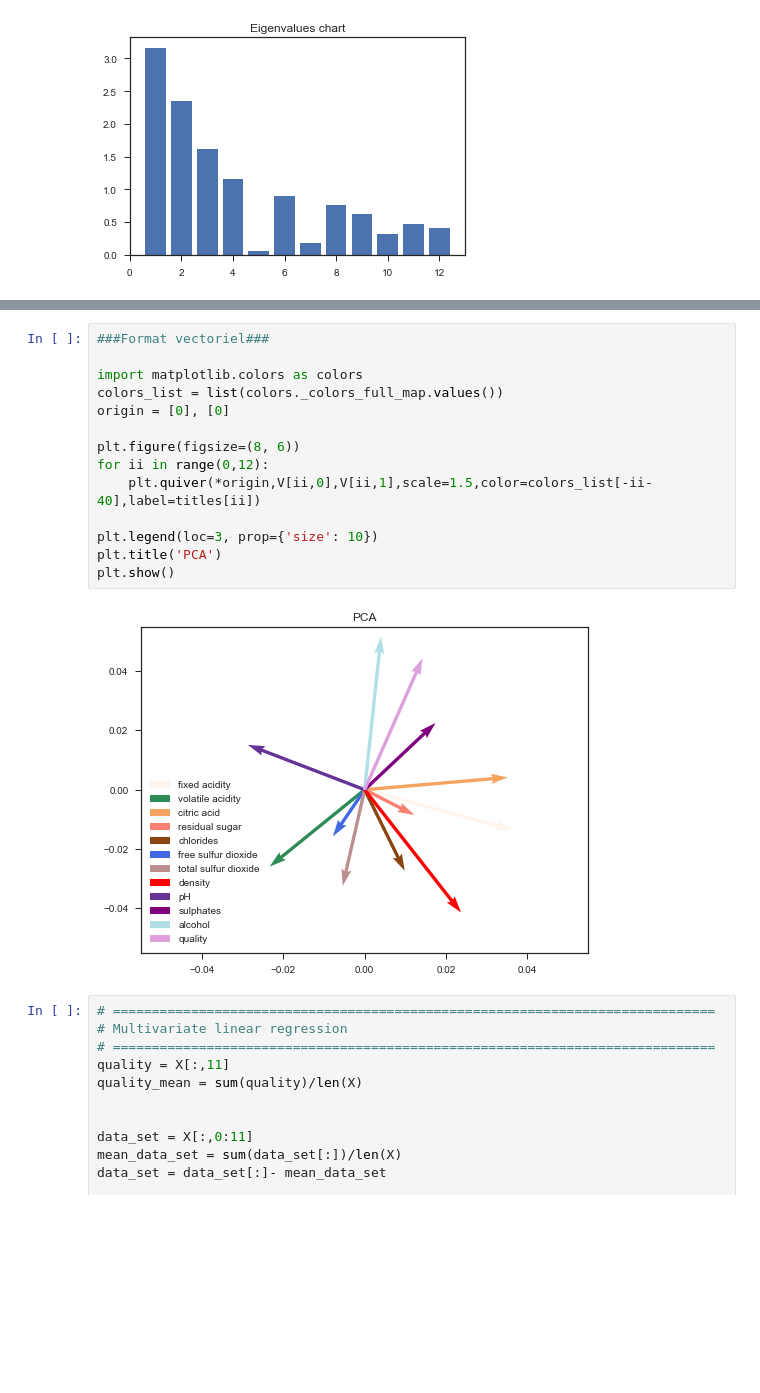
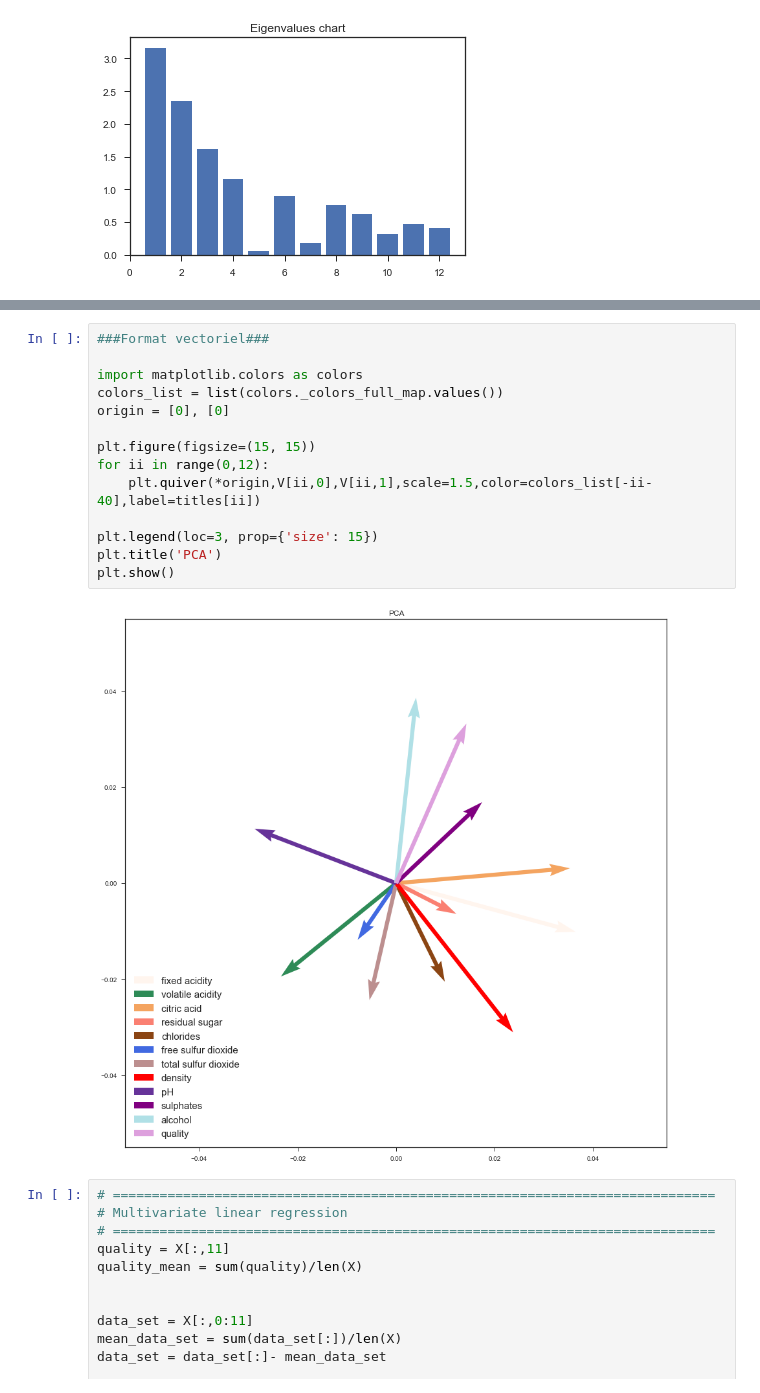
Before and after one commit to ferdoche/Projet-BigData, a Jupyter notebook: Projet_Python/Untitled.ipynb, the cells around one changed output, grey strips where cells are left out. Cells and saved outputs as stored; diff of their text form; blank space fills up the shorter version.

```diff
--- a/Projet_Python/Untitled.ipynb
+++ b/Projet_Python/Untitled.ipynb
@@ -100,19 +266,19 @@ plt.show()
 # %%
 ###Format vectoriel###
 
 import matplotlib.colors as colors
 colors_list = list(colors._colors_full_map.values())
 origin = [0], [0]
 
-plt.figure(figsize=(8, 6))
+plt.figure(figsize=(15, 15))
 for ii in range(0,12):
     plt.quiver(*origin,V[ii,0],V[ii,1],scale=1.5,color=colors_list[-ii-40],label=titles[ii])
 
-plt.legend(loc=3, prop={'size': 10})
+plt.legend(loc=3, prop={'size': 15})
 plt.title('PCA')
 plt.show()
 # %% [output]
-[figure, old version]
+[figure, new version]
 # %%
 # =============================================================================
 # Multivariate linear regression
```
Also changed, not shown: parts of 12 cells of this notebook.
